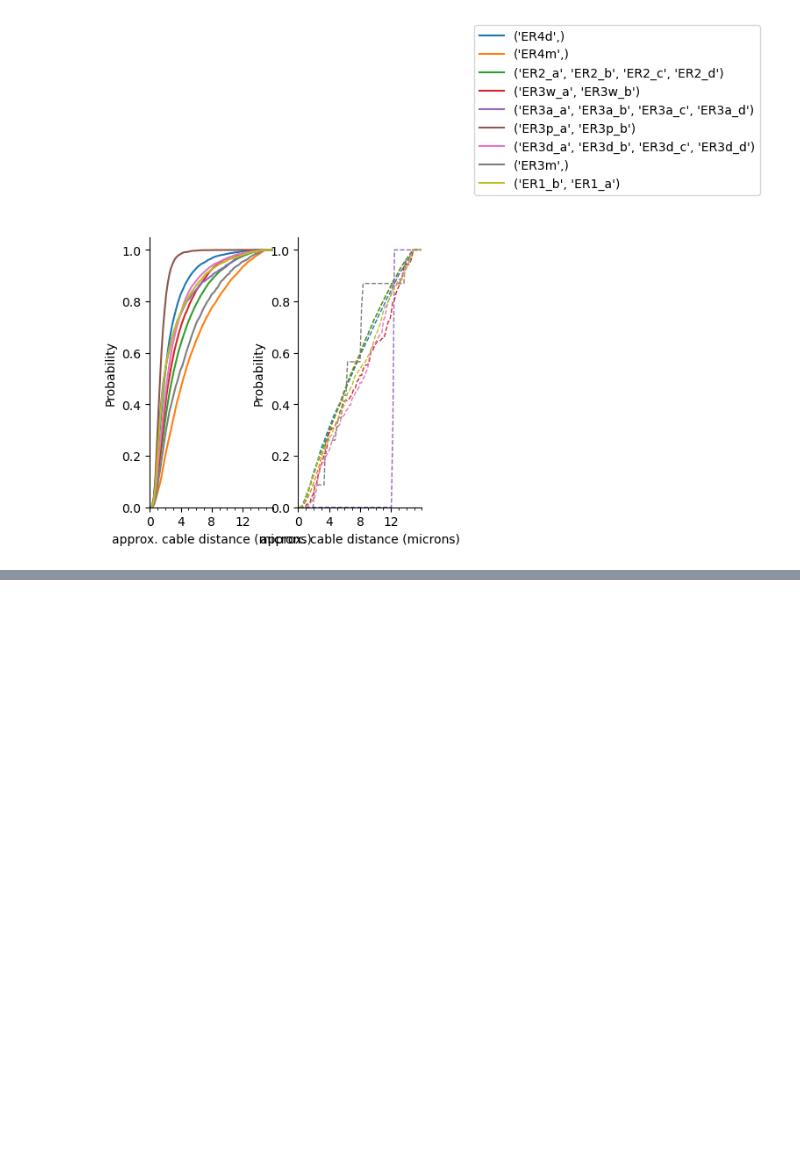
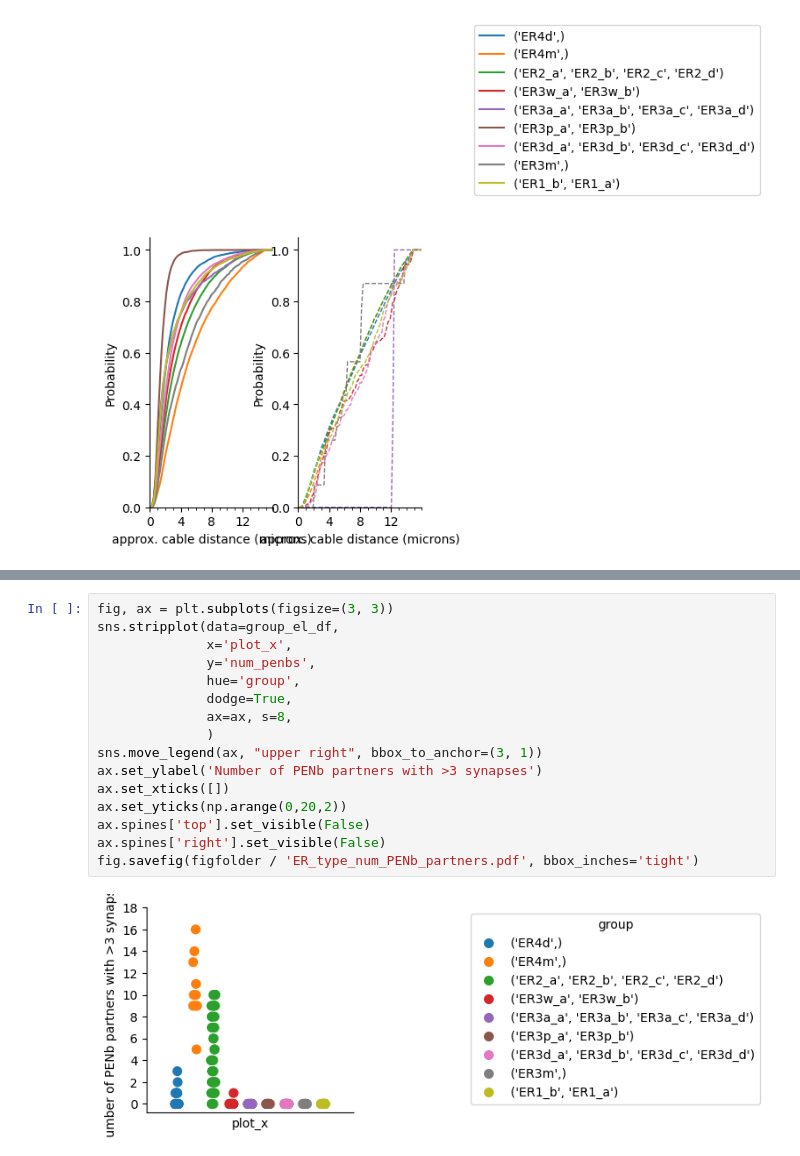
Before and after one commit to yfisher-lab/NeuromodPlasticity, a Jupyter notebook: NeuromodPlasticity/figures/connectomics/synapse_distance.ipynb, the cells around one changed output, grey strips where cells are left out. Drawn from its saved outputs; the diff is of its cells as text; blank space fills up the shorter version.

```diff
--- a/NeuromodPlasticity/figures/connectomics/synapse_distance.ipynb
+++ b/NeuromodPlasticity/figures/connectomics/synapse_distance.ipynb
@@ -515,0 +631,18 @@ fig.savefig(figfolder / 'all_dist_to_EPG_syn_cumulative.pdf', bbox_inches='tight
+# %%
+fig, ax = plt.subplots(figsize=(3, 3))
+sns.stripplot(data=group_el_df,
+              x='plot_x',
+              y='num_penbs',
+              hue='group',
+              dodge=True,
+              ax=ax, s=8,
+              )
+sns.move_legend(ax, "upper right", bbox_to_anchor=(3, 1))
+ax.set_ylabel('Number of PENb partners with >3 synapses')
+ax.set_xticks([])
+ax.set_yticks(np.arange(0,20,2))
+ax.spines['top'].set_visible(False)
+ax.spines['right'].set_visible(False)
+fig.savefig(figfolder / 'ER_type_num_PENb_partners.pdf', bbox_inches='tight')
+# %% [output]
+[figure, added]
```
Also changed, not shown: parts of 11 cells of this notebook, 4 other files.
